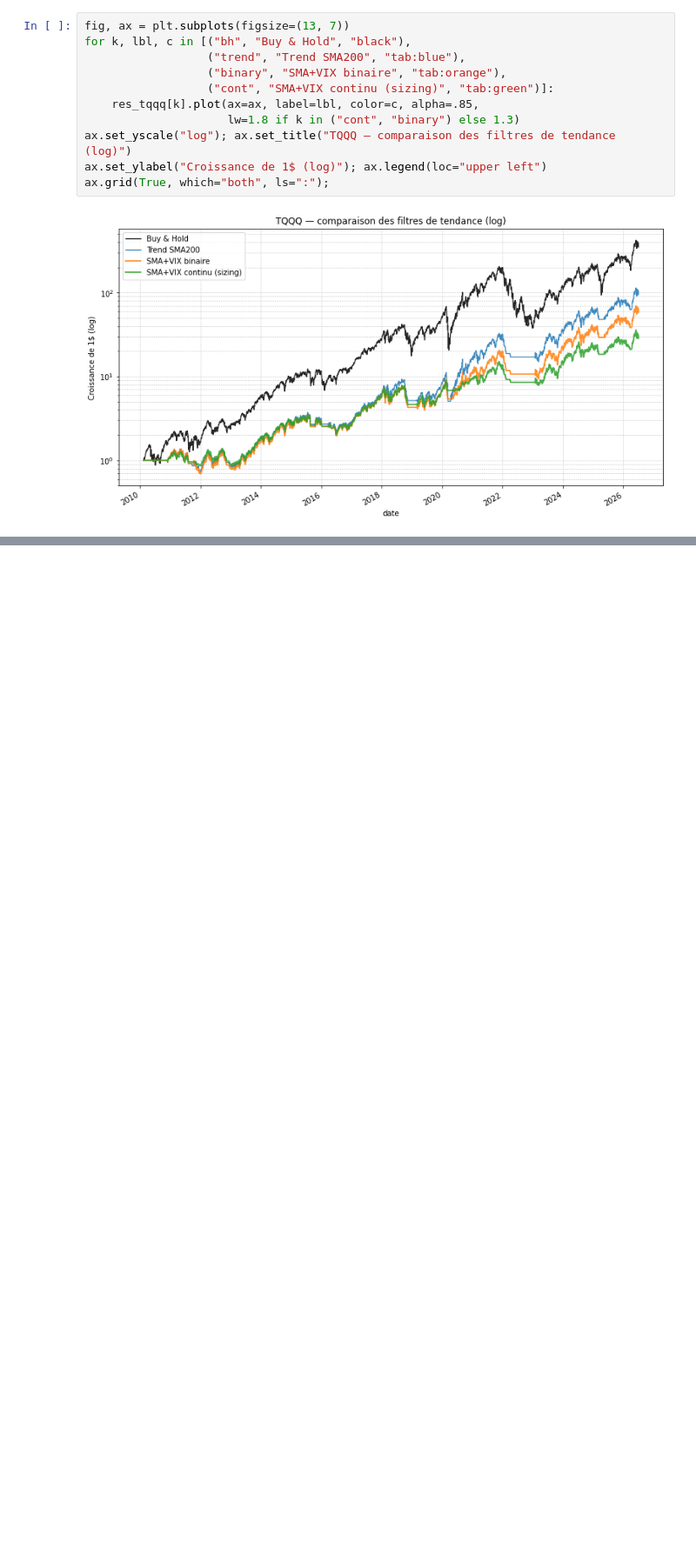
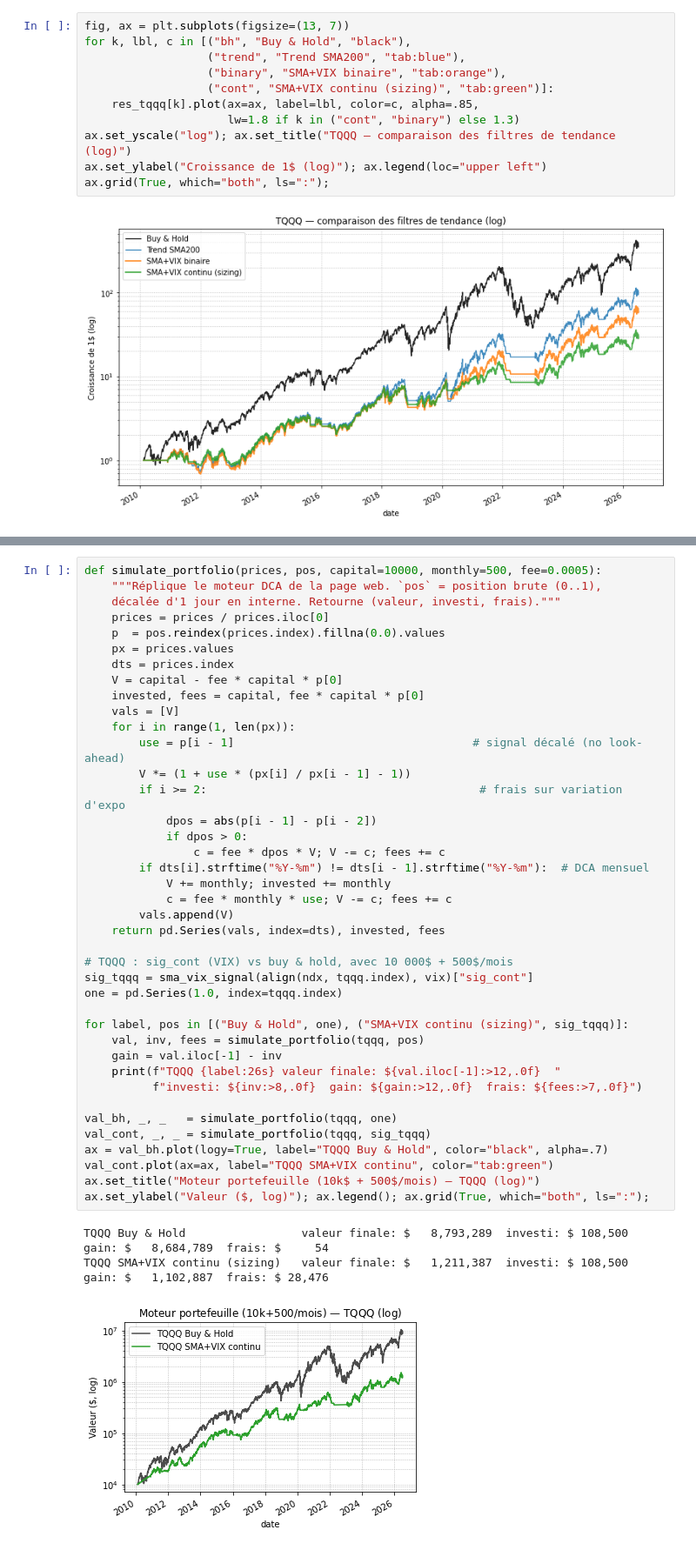
Before and after one commit to noegabriel/strategies, a Jupyter notebook: strategies.ipynb, the cells around one changed output, grey strips where cells are left out. Shown at 87% size. Cells and saved outputs as stored; diff of their text form; blank space fills up the shorter version.

```diff
--- a/strategies.ipynb
+++ b/strategies.ipynb
@@ -336,0 +337,44 @@ ax.grid(True, which="both", ls=":");
+# %%
+def simulate_portfolio(prices, pos, capital=10000, monthly=500, fee=0.0005):
+    """Réplique le moteur DCA de la page web. `pos` = position brute (0..1),
+    décalée d'1 jour en interne. Retourne (valeur, investi, frais)."""
+    prices = prices / prices.iloc[0]
+    p  = pos.reindex(prices.index).fillna(0.0).values
+    px = prices.values
+    dts = prices.index
+    V = capital - fee * capital * p[0]
+    invested, fees = capital, fee * capital * p[0]
+    vals = [V]
+    for i in range(1, len(px)):
+        use = p[i - 1]                                   # signal décalé (no look-ahead)
+        V *= (1 + use * (px[i] / px[i - 1] - 1))
+        if i >= 2:                                        # frais sur variation d'expo
+            dpos = abs(p[i - 1] - p[i - 2])
+            if dpos > 0:
+                c = fee * dpos * V; V -= c; fees += c
+        if dts[i].strftime("%Y-%m") != dts[i - 1].strftime("%Y-%m"):  # DCA mensuel
+            V += monthly; invested += monthly
+            c = fee * monthly * use; V -= c; fees += c
+        vals.append(V)
+    return pd.Series(vals, index=dts), invested, fees
+
+# TQQQ : sig_cont (VIX) vs buy & hold, avec 10 000$ + 500$/mois
+sig_tqqq = sma_vix_signal(align(ndx, tqqq.index), vix)["sig_cont"]
+one = pd.Series(1.0, index=tqqq.index)
+
+for label, pos in [("Buy & Hold", one), ("SMA+VIX continu (sizing)", sig_tqqq)]:
+    val, inv, fees = simulate_portfolio(tqqq, pos)
+    gain = val.iloc[-1] - inv
+    print(f"TQQQ {label:26s} valeur finale: ${val.iloc[-1]:>12,.0f}  "
+          f"investi: ${inv:>8,.0f}  gain: ${gain:>12,.0f}  frais: ${fees:>7,.0f}")
+
+val_bh, _, _   = simulate_portfolio(tqqq, one)
+val_cont, _, _ = simulate_portfolio(tqqq, sig_tqqq)
+ax = val_bh.plot(logy=True, label="TQQQ Buy & Hold", color="black", alpha=.7)
+val_cont.plot(ax=ax, label="TQQQ SMA+VIX continu", color="tab:green")
+ax.set_title("Moteur portefeuille (10k$ + 500$/mois) — TQQQ (log)")
+ax.set_ylabel("Valeur ($, log)"); ax.legend(); ax.grid(True, which="both", ls=":");
+# %% [output]
+TQQQ Buy & Hold                 valeur finale: $   8,793,289  investi: $ 108,500  gain: $   8,684,789  frais: $     54
+TQQQ SMA+VIX continu (sizing)   valeur finale: $   1,211,387  investi: $ 108,500  gain: $   1,102,887  frais: $ 28,476
+[figure, added]
```
Also changed, not shown: parts of 9 cells of this notebook.
